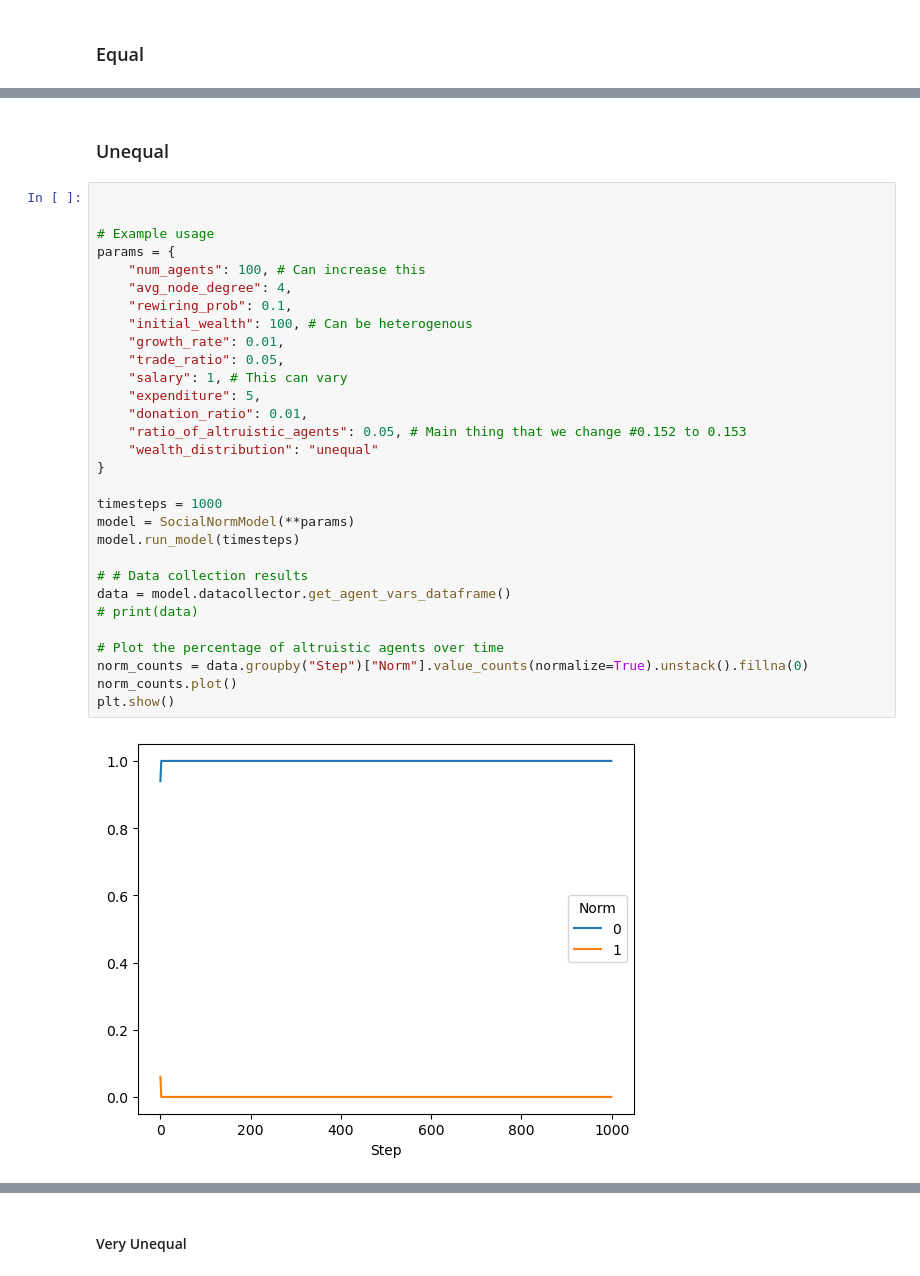
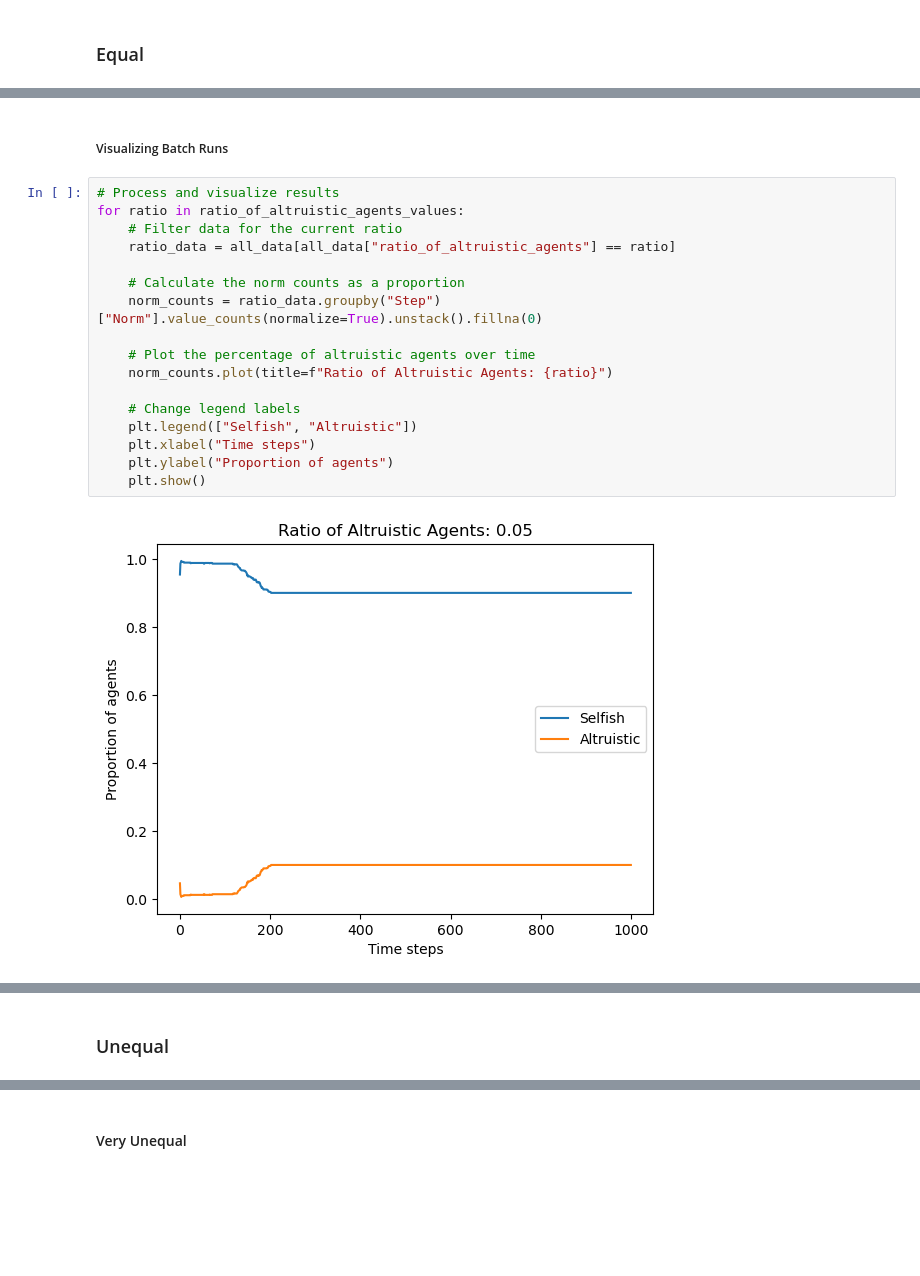
Before and after one commit to pollockDeVis/sfi_hw_normal_change, a Jupyter notebook: combined_model.ipynb, the cells around one changed output, grey strips where cells are left out. Drawn from its saved outputs; the diff is of its cells as text; blank space fills up the shorter version.

```diff
--- a/combined_model.ipynb
+++ b/combined_model.ipynb
@@ -236,0 +282,21 @@ g.set(title="Gini Coefficient over Time", ylabel="Gini Coefficient");
+# %% [markdown]
+##### Visualizing Batch Runs
+# %%
+# Process and visualize results
+for ratio in ratio_of_altruistic_agents_values:
+    # Filter data for the current ratio
+    ratio_data = all_data[all_data["ratio_of_altruistic_agents"] == ratio]
+
+    # Calculate the norm counts as a proportion
+    norm_counts = ratio_data.groupby("Step")["Norm"].value_counts(normalize=True).unstack().fillna(0)
+
+    # Plot the percentage of altruistic agents over time
+    norm_counts.plot(title=f"Ratio of Altruistic Agents: {ratio}")
+
+    # Change legend labels
+    plt.legend(["Selfish", "Altruistic"])
+    plt.xlabel("Time steps")
+    plt.ylabel("Proportion of agents")
+    plt.show()
+# %% [output]
+[figure, added]
@@ -237,34 +305,2 @@ g.set(title="Gini Coefficient over Time", ylabel="Gini Coefficient");
 # %% [markdown]
 ### Unequal
-# %%
-
-
-# Example usage
-params = {
-    "num_agents": 100, # Can increase this
-    "avg_node_degree": 4,
-    "rewiring_prob": 0.1,
-    "initial_wealth": 100, # Can be heterogenous
-    "growth_rate": 0.01,
-    "trade_ratio": 0.05,
-    "salary": 1, # This can vary
-    "expenditure": 5,
-    "donation_ratio": 0.01,
-    "ratio_of_altruistic_agents": 0.05, # Main thing that we change #0.152 to 0.153
-    "wealth_distribution": "unequal"
-}
-
-timesteps = 1000
-model = SocialNormModel(**params)
-model.run_model(timesteps)
-
-# # Data collection results
-data = model.datacollector.get_agent_vars_dataframe()
-# print(data)
-
-# Plot the percentage of altruistic agents over time
-norm_counts = data.groupby("Step")["Norm"].value_counts(normalize=True).unstack().fillna(0)
-norm_counts.plot()
-plt.show()
-# %% [output]
-[figure, removed]
```
Also changed, not shown: parts of 16 cells of this notebook, 8 other files.
